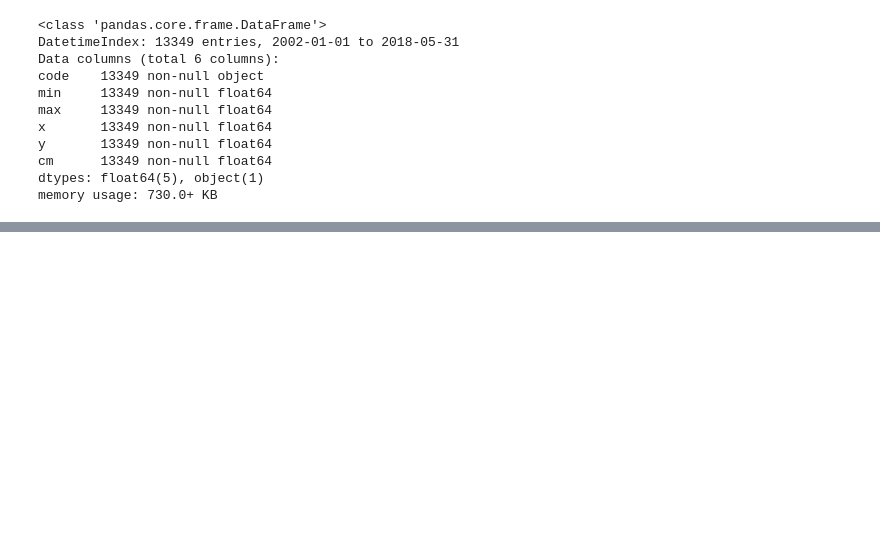
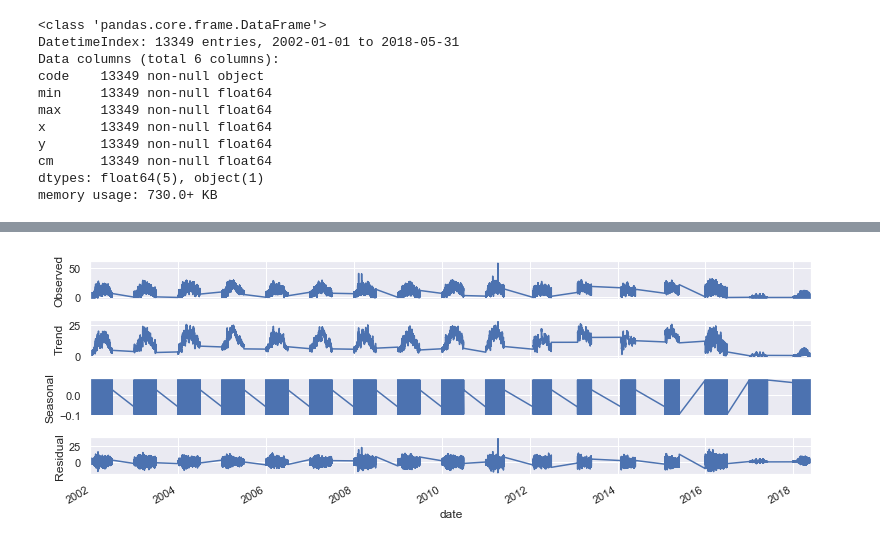
Before and after one commit to elbertsoftware/SpringboardAIC, a Jupyter notebook: salinization/dev/pandas-viz/ben-tre-viz.ipynb, the cells around one changed output, grey strips where cells are left out. Cells and saved outputs as stored; diff of their text form; code cells hidden in the pictures; blank space fills up the shorter version.

```diff
--- a/salinization/dev/pandas-viz/ben-tre-viz.ipynb
+++ b/salinization/dev/pandas-viz/ben-tre-viz.ipynb
@@ -466,0 +498,5 @@ df.to_csv(f'../../dataset/final/training.csv', index=True)
+# %%
+# experience with other frequencies
+seasonal_decompose(df['max'], freq=5, model='add').plot();
+# %% [output]
+[figure, added]
```
Also changed, not shown: parts of 13 cells of this notebook, 2 other files.
